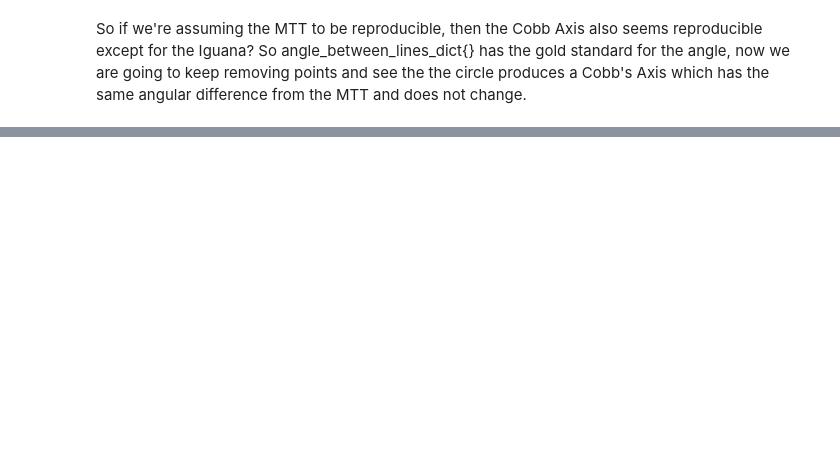
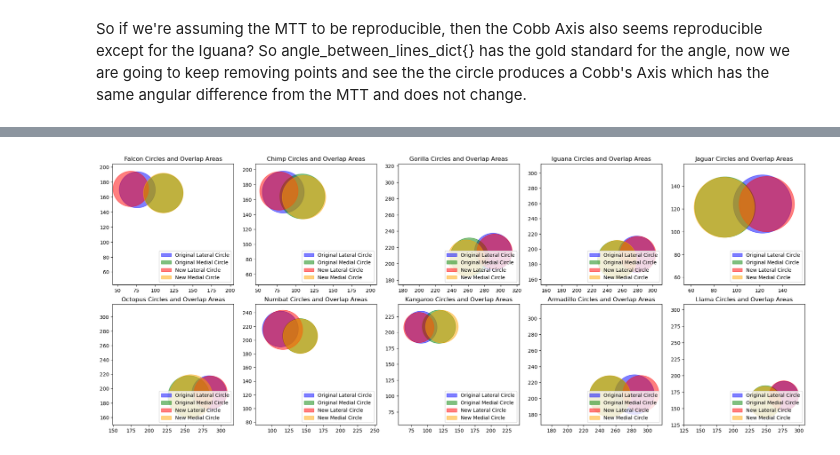
Before and after one commit to kalamity0513/AutoCobb, a Jupyter notebook: main.ipynb, the cells around one changed output, grey strips where cells are left out. Saved outputs shown, nothing was run; the diff lists cells and outputs as text; code cells hidden in the pictures; blank space fills up the shorter version.

```diff
--- a/main.ipynb
+++ b/main.ipynb
@@ -407,0 +860,73 @@ PERCENTAGE OVERLAP MEDIAL:  95.62238
+# %%
+import numpy as np
+import math
+import matplotlib.pyplot as plt
+from matplotlib.patches import Circle
+
+knee_datasets = {
+    "Falcon": falcon_data,
+    "Chimp": chimp_data,
+    "Gorilla": gorilla_data,
+    "Iguana": iguana_data,
+    "Jaguar": jaguar_data,
+    "Octopus": octopus_data,
+    "Numbat": numbat_data,
+    "Kangaroo": kangaroo_data,
+    "Armadillo": armadillo_data,
+    "Llama": llama_data
+}
+
+def evaluate_metrics_for_points(lateral_values_new, medial_values_new, lateral_values, medial_values, mtt):
+    """
+    Evaluate metrics for the before and after points and visualize the circles and their overlap areas.
+
+    Parameters:
+        lateral_values_new (list): New lateral values after removal.
+        medial_values_new (list): New medial values after removal.
+        lateral_values (list): Original lateral values.
+        medial_values (list): Original medial values.
+        mtt (tuple): MTT (MidTibialTuberosity) point coordinates.
+    """
+    fig, axs = plt.subplots(2, 5, figsize=(20, 8))
+
+    for i, (dataset_name, dataset) in enumerate(knee_datasets.items()):
+        ax = axs[i // 5, i % 5]
+        mtt = get_mtt(dataset)
+        slice_number, medial_rad, lateral_rad, LatAng, MedAng, lateral_values, medial_values, mtt_pt, pcl_insertion_pt = extract_data(dataset)
+
+        lateral_values_new, medial_values_new = recurse_remove(lateral_values, medial_values, mtt, "L")
+        lateral_values_new, medial_values_new = recurse_remove(lateral_values_new, medial_values_new, mtt, "M")
+
+        # Original circles
+        circle1 = Circle(ls_circle(*zip(*lateral_values))[:2], ls_circle(*zip(*lateral_values))[2], color='blue', alpha=0.5)
+        circle2 = Circle(ls_circle(*zip(*medial_values))[:2], ls_circle(*zip(*medial_values))[2], color='green', alpha=0.5)
+        ax.add_patch(circle1)
+        ax.add_patch(circle2)
+
+        # New circles
+        circle3 = Circle(ls_circle(*zip(*lateral_values_new))[:2], ls_circle(*zip(*lateral_values_new))[2], color='red', alpha=0.5)
+        circle4 = Circle(ls_circle(*zip(*medial_values_new))[:2], ls_circle(*zip(*medial_values_new))[2], color='orange', alpha=0.5)
+        ax.add_patch(circle3)
+        ax.add_patch(circle4)
+
+        # Update plot limits based on circle coordinates
+        min_x = min(*np.min(lateral_values, axis=0), *np.min(medial_values, axis=0), *np.min(lateral_values_new, axis=0), *np.min(medial_values_new, axis=0))
+        max_x = max(*np.max(lateral_values, axis=0), *np.max(medial_values, axis=0), *np.max(lateral_values_new, axis=0), *np.max(medial_values_new, axis=0))
+        min_y = min(*np.min(lateral_values, axis=0), *np.min(medial_values, axis=0), *np.min(lateral_values_new, axis=0), *np.min(medial_values_new, axis=0))
+        max_y = max(*np.max(lateral_values, axis=0), *np.max(medial_values, axis=0), *np.max(lateral_values_new, axis=0), *np.max(medial_values_new, axis=0))
+
+        ax.set_aspect('equal', 'box')
+        ax.set_xlim(min_x - 10, max_x + 10)  # Add some padding to the limits
+        ax.set_ylim(min_y - 10, max_y + 10)  # Add some padding to the limits
+        ax.set_title(f'{dataset_name} Circles and Overlap Areas')
+        ax.legend([circle1, circle2, circle3, circle4],
+                  ['Original Lateral Circle', 'Original Medial Circle', 'New Lateral Circle', 'New Medial Circle'],
+                  loc='lower right')
+
+    plt.tight_layout()
+    plt.show()
+
+
+evaluate_metrics_for_points(None, None, None, None, None)
+# %% [output]
+[figure, added]
```
Also changed, not shown: parts of 14 cells of this notebook.
